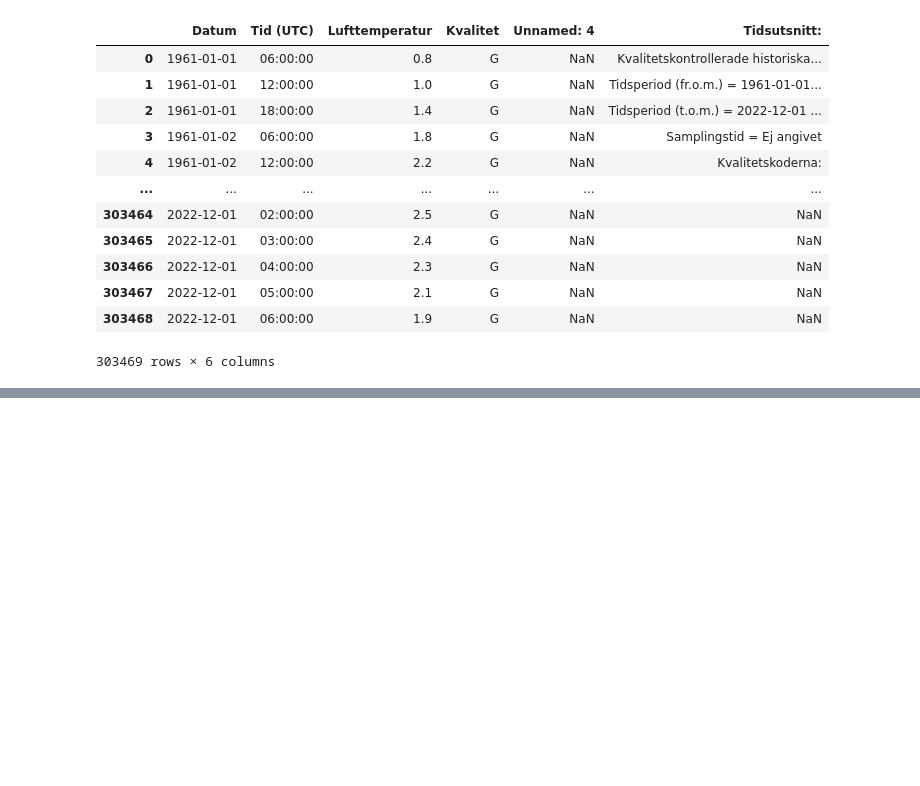
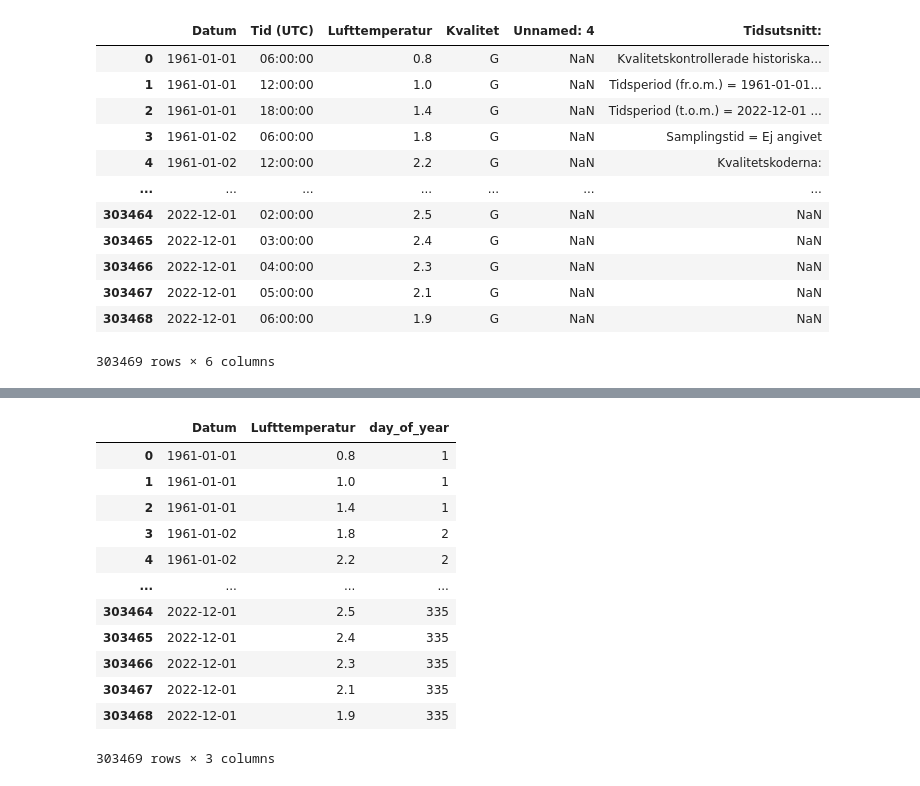
Before and after one commit to wlinds/ITHS-AI22-ML, a Jupyter notebook: Explorations/smhi.ipynb, the cells around one changed output, grey strips where cells are left out. Cells and saved outputs as stored; diff of their text form; code cells hidden in the pictures; blank space fills up the shorter version.

```diff
--- a/Explorations/smhi.ipynb
+++ b/Explorations/smhi.ipynb
@@ -79,0 +128,4 @@ fig.show()
+# %%
+data = '../Data/smhi-opendata_1_71420_20230324_021744.csv'
+df = pd.read_csv(data, skiprows=13, sep=";", low_memory=False)# load data
+df = df[['Datum', 'Lufttemperatur']]
@@ -79,0 +148,19 @@ fig.show()
+# %%
+df['Datum'] = pd.to_datetime(df['Datum'])
+df['day_of_year'] = df['Datum'].dt.dayofyear
+# %%
+df
+# %% [output]
+|  | Datum | Lufttemperatur | day_of_year |
+| 0 | 1961-01-01 | 0.8 | 1 |
+| 1 | 1961-01-01 | 1.0 | 1 |
+| 2 | 1961-01-01 | 1.4 | 1 |
+| 3 | 1961-01-02 | 1.8 | 2 |
+| 4 | 1961-01-02 | 2.2 | 2 |
+| ... | ... | ... | ... |
+| 303464 | 2022-12-01 | 2.5 | 335 |
+| 303465 | 2022-12-01 | 2.4 | 335 |
+| 303466 | 2022-12-01 | 2.3 | 335 |
+| 303467 | 2022-12-01 | 2.1 | 335 |
+| 303468 | 2022-12-01 | 1.9 | 335 |
+303469 rows × 3 columns
```
Also changed, not shown: parts of 15 cells of this notebook.
